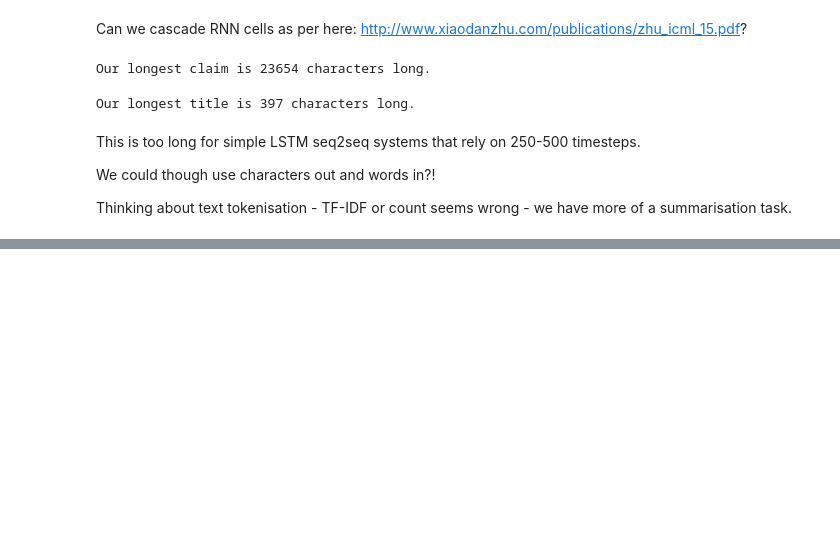
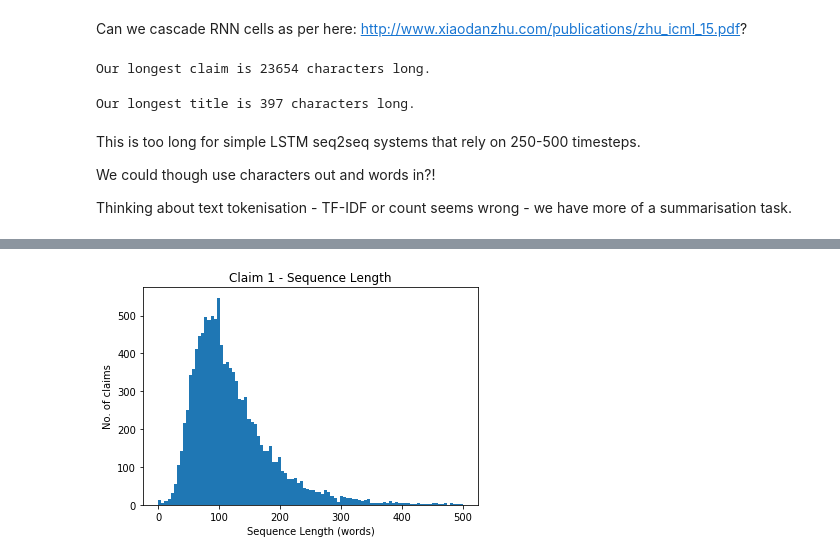
Before and after one commit to benhoyle/deep-learning-notebooks, a Jupyter notebook: patent_generation/Claim2Title - Patent Specification Generation.ipynb, the cells around one changed output, grey strips where cells are left out. Drawn from its saved outputs; the diff is of its cells as text; code cells hidden in the pictures; blank space fills up the shorter version.

```diff
--- a/patent_generation/Claim2Title - Patent Specification Generation.ipynb
+++ b/patent_generation/Claim2Title - Patent Specification Generation.ipynb
@@ -121,0 +207,9 @@ t = text.Tokenizer(
+# %%
+# Let's zoom in on 0 to 500
+bins = np.linspace(0, 500, 100)
+plt.hist(X_length, bins)
+plt.title('Claim 1 - Sequence Length')
+plt.ylabel('No. of claims');
+plt.xlabel('Sequence Length (words)');
+# %% [output]
+[figure, added]
```
Also changed, not shown: parts of 33 cells of this notebook, 6 other files.
